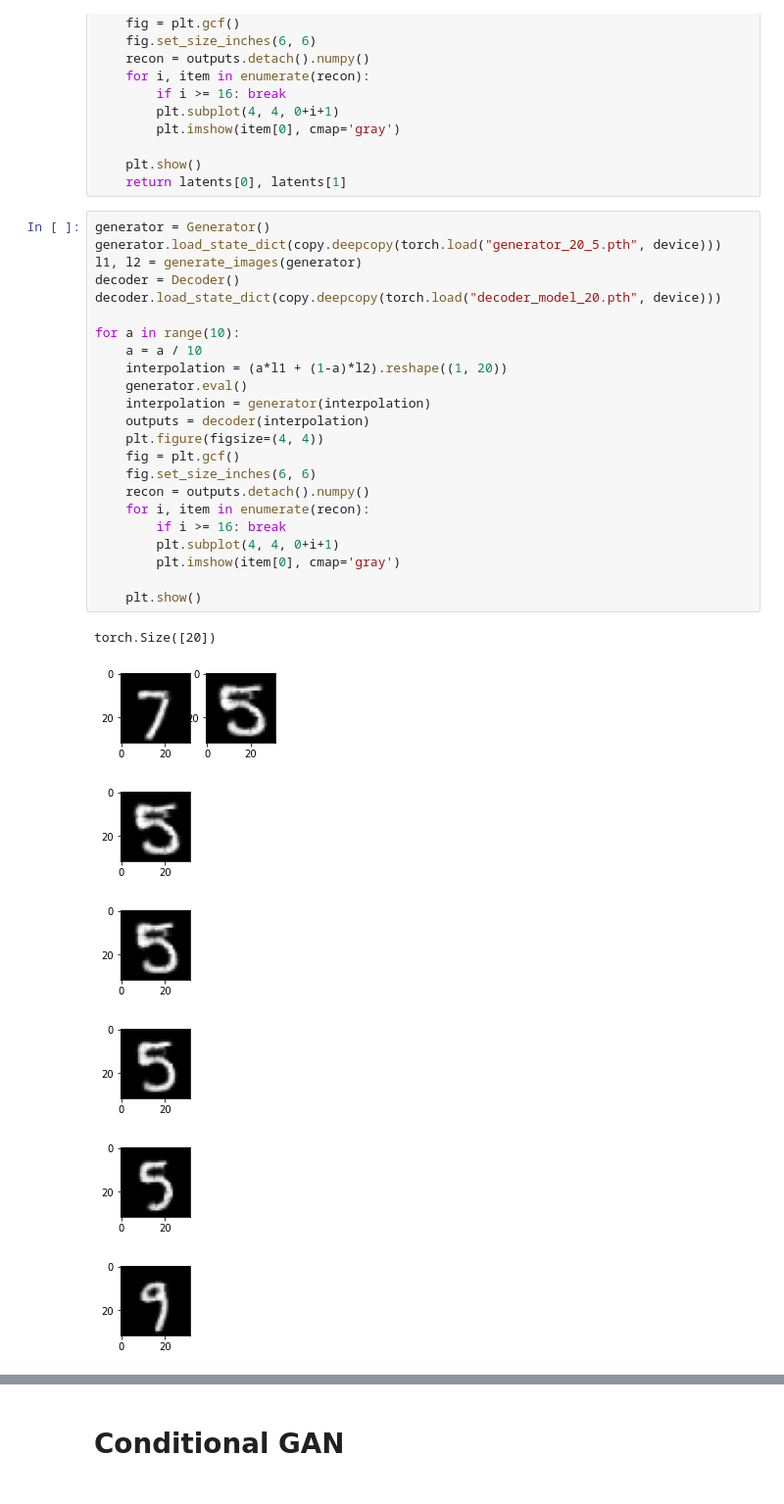
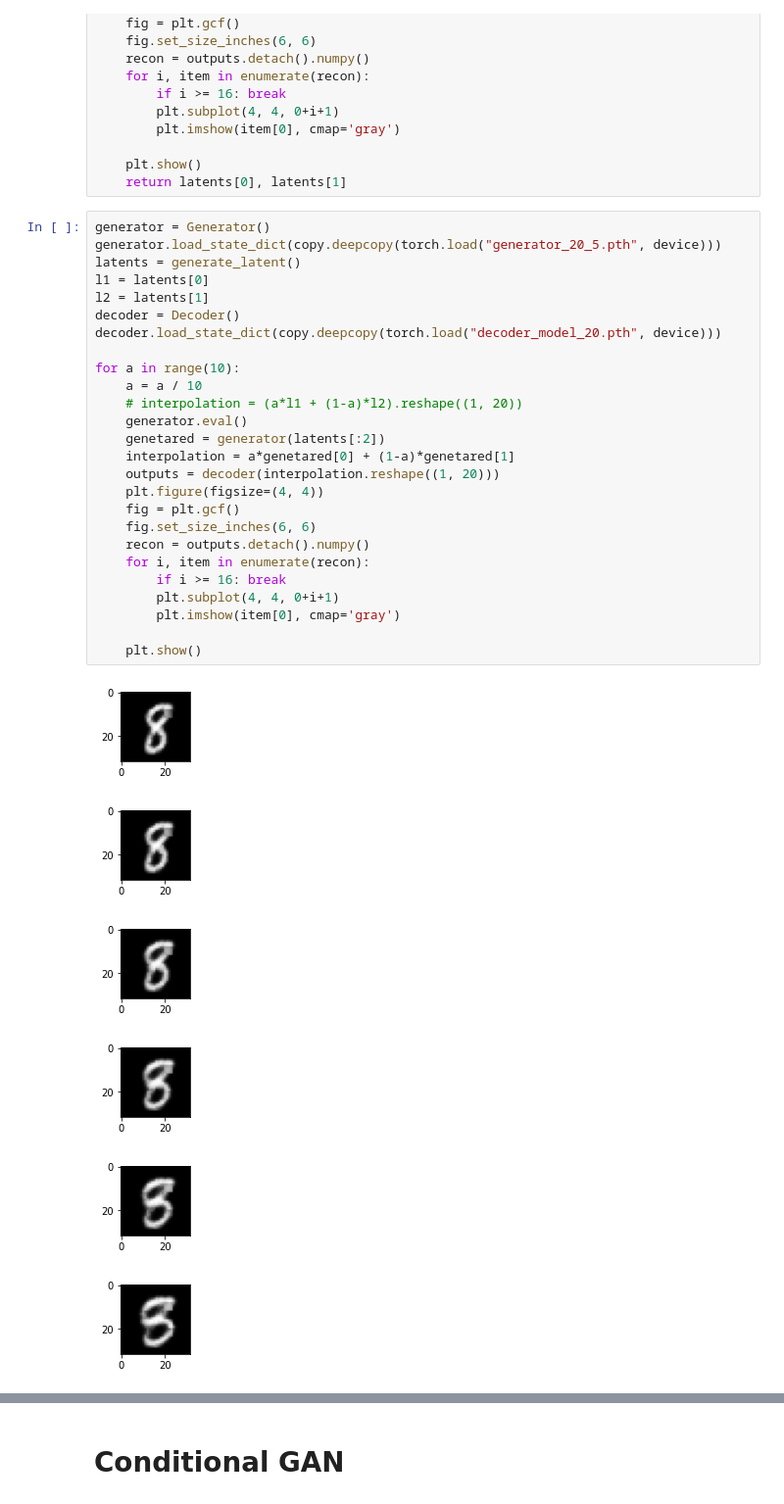
Before and after one commit to yoavdana/DL_ex3, a Jupyter notebook: main10.ipynb, the cells around one changed output, grey strips where cells are left out. Shown at 98% size. Drawn from its saved outputs; the diff is of its cells as text.

```diff
--- a/main10.ipynb
+++ b/main10.ipynb
@@ -489,31 +505,33 @@ def generate_images(generator):
 # %%
 generator = Generator()
 generator.load_state_dict(copy.deepcopy(torch.load("generator_20_5.pth", device)))
-l1, l2 = generate_images(generator)
+latents = generate_latent()
+l1 = latents[0]
+l2 = latents[1]
 decoder = Decoder()
 decoder.load_state_dict(copy.deepcopy(torch.load("decoder_model_20.pth", device)))
 
 for a in range(10):
     a = a / 10
-    interpolation = (a*l1 + (1-a)*l2).reshape((1, 20))
+    # interpolation = (a*l1 + (1-a)*l2).reshape((1, 20))
     generator.eval()
-    interpolation = generator(interpolation)
-    outputs = decoder(interpolation)
+    genetared = generator(latents[:2])
+    interpolation = a*genetared[0] + (1-a)*genetared[1]
+    outputs = decoder(interpolation.reshape((1, 20)))
     plt.figure(figsize=(4, 4))
     fig = plt.gcf()
     fig.set_size_inches(6, 6)
     recon = outputs.detach().numpy()
     for i, item in enumerate(recon):
         if i >= 16: break
         plt.subplot(4, 4, 0+i+1)
         plt.imshow(item[0], cmap='gray')
 
     plt.show()
 # %% [output]
-torch.Size([20])
-[figure, old version]
+[figure, new version]
-[figure, old version]
+[figure, new version]
-[figure, old version]
+[figure, new version]
-[figure, old version]
+[figure, new version]
-[figure, old version]
+[figure, new version]
-[figure, old version]
+[figure, new version]
```
Also changed, not shown: parts of 3 cells of this notebook.
